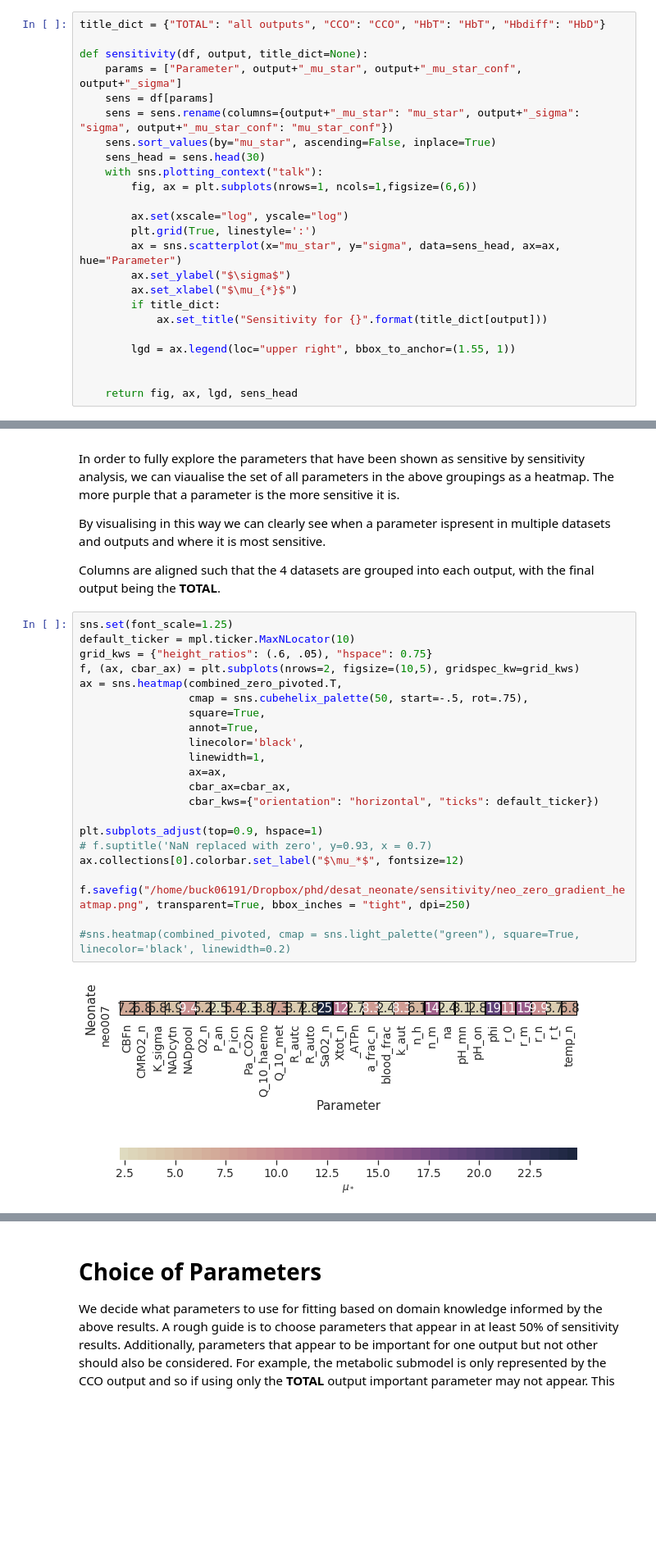
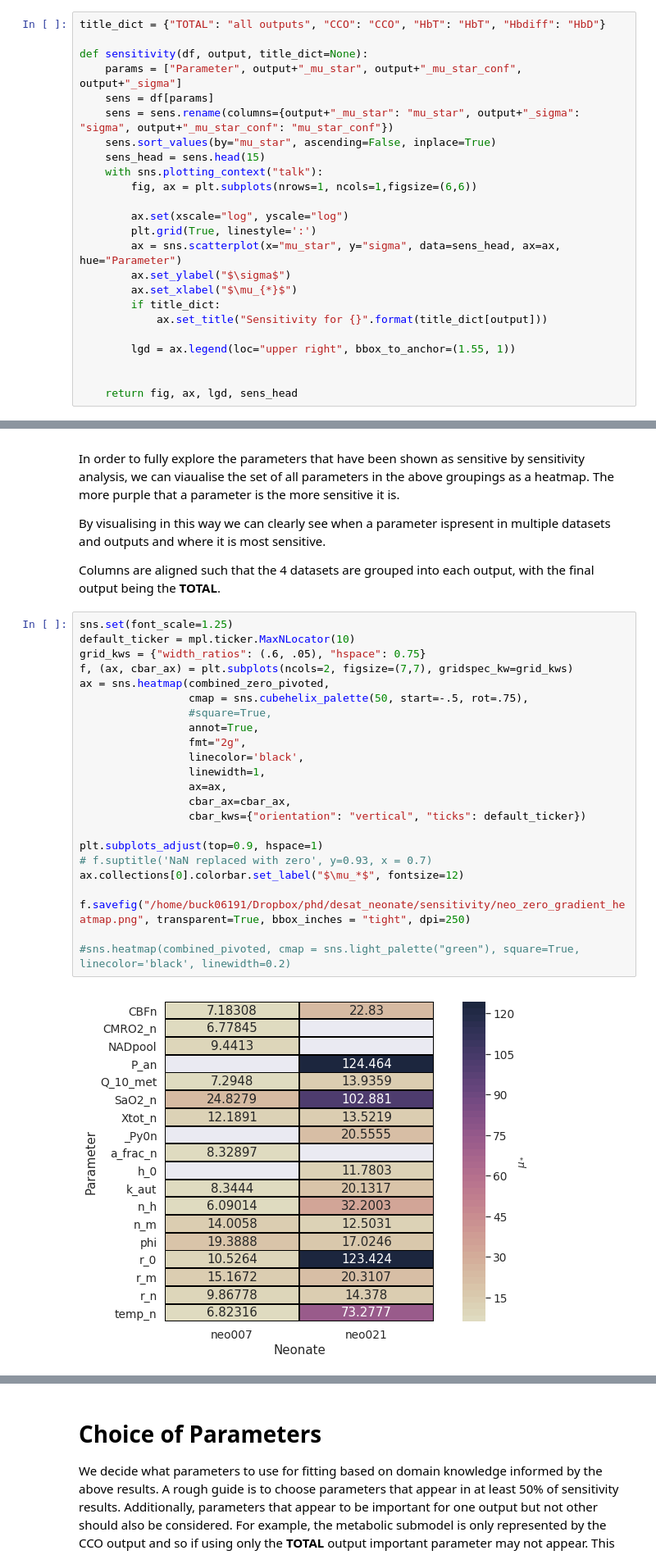
Before and after one commit to multimodalspectroscopy/neonatal-desat-modelling, a Jupyter notebook: results_processing/sensitivity_analysis/notebooks/neonate_SA_gradient.ipynb, the cells around one changed output, grey strips where cells are left out. Shown at 82% size. Cells and saved outputs as stored; diff of their text form; blank space fills up the shorter version.

```diff
--- a/results_processing/sensitivity_analysis/notebooks/neonate_SA_gradient.ipynb
+++ b/results_processing/sensitivity_analysis/notebooks/neonate_SA_gradient.ipynb
@@ -55,7 +53,7 @@ def sensitivity(df, output, title_dict=None):
     sens = df[params]
     sens = sens.rename(columns={output+"_mu_star": "mu_star", output+"_sigma": "sigma", output+"_mu_star_conf": "mu_star_conf"})
     sens.sort_values(by="mu_star", ascending=False, inplace=True)
-    sens_head = sens.head(30)
+    sens_head = sens.head(15)
     with sns.plotting_context("talk"):
         fig, ax = plt.subplots(nrows=1, ncols=1,figsize=(6,6))
 
@@ -162,26 +158,27 @@ Columns are aligned such that the 4 datasets are grouped into each output, with
 # %%
 sns.set(font_scale=1.25)
 default_ticker = mpl.ticker.MaxNLocator(10)
-grid_kws = {"height_ratios": (.6, .05), "hspace": 0.75}
-f, (ax, cbar_ax) = plt.subplots(nrows=2, figsize=(10,5), gridspec_kw=grid_kws)
-ax = sns.heatmap(combined_zero_pivoted.T,
+grid_kws = {"width_ratios": (.6, .05), "hspace": 0.75}
+f, (ax, cbar_ax) = plt.subplots(ncols=2, figsize=(7,7), gridspec_kw=grid_kws)
+ax = sns.heatmap(combined_zero_pivoted,
                  cmap = sns.cubehelix_palette(50, start=-.5, rot=.75),
-                 square=True,
+                 #square=True,
                  annot=True,
+                 fmt="2g",
                  linecolor='black',
                  linewidth=1,
                  ax=ax,
                  cbar_ax=cbar_ax,
-                 cbar_kws={"orientation": "horizontal", "ticks": default_ticker})
+                 cbar_kws={"orientation": "vertical", "ticks": default_ticker})
 
 plt.subplots_adjust(top=0.9, hspace=1)
 # f.suptitle('NaN replaced with zero', y=0.93, x = 0.7)
 ax.collections[0].colorbar.set_label("$\mu_*$", fontsize=12)
 
 f.savefig("/home/buck06191/Dropbox/phd/desat_neonate/sensitivity/neo_zero_gradient_heatmap.png", transparent=True, bbox_inches = "tight", dpi=250)
 
 #sns.heatmap(combined_pivoted, cmap = sns.light_palette("green"), square=True, linecolor='black', linewidth=0.2)
 # %% [output]
-[figure, old version]
+[figure, new version]
 # %%
 combined_zero_indexed['Parameter'].unique()
```
Also changed, not shown: parts of 14 cells of this notebook.
